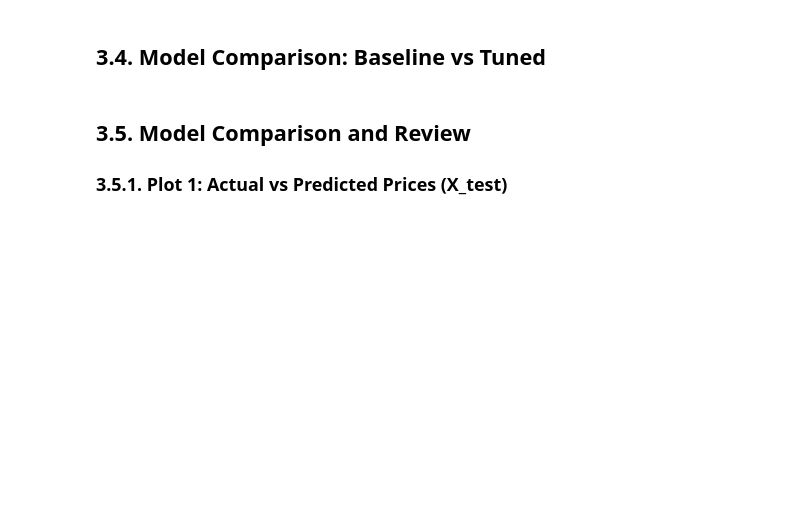
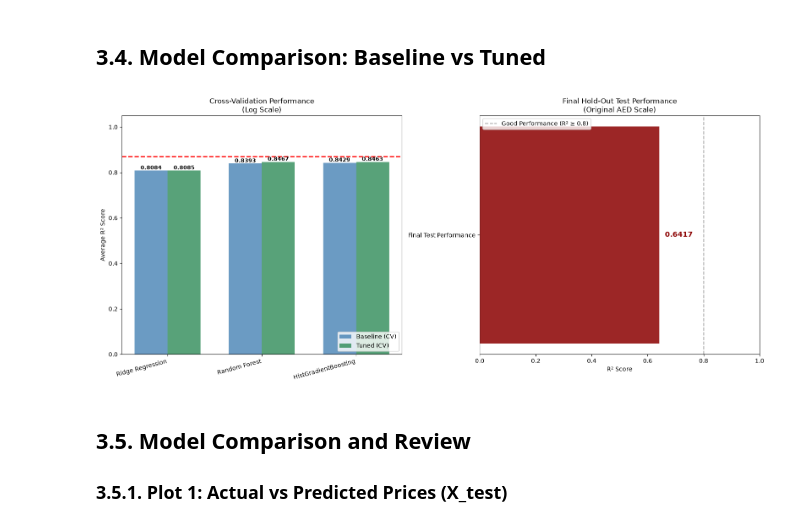
Before and after one commit to Jan-Hrusa/CSCI323_Project, a Jupyter notebook: CSCI323_PROJECT.ipynb, the cells around one changed output. Cells and saved outputs as stored; diff of their text form; code cells hidden in the pictures; blank space fills up the shorter version.

```diff
--- a/CSCI323_PROJECT.ipynb
+++ b/CSCI323_PROJECT.ipynb
@@ -636,2 +666,17 @@ print(f" Improvement over baseline: {best_tuned_score - cv_results[best_tuned_na
 # %% [markdown]
 ## 3.3. Final Evaluation on Group 2 (Hold-Out Test Set)
+# %%
+
+final_model = best_tuned_estimators[best_tuned_name]
+final_model.fit(X_train, y_train)
+
+final_predictions = final_model.predict(X_test)
+
+
+true_r2   = r2_score(y_test, final_predictions)
+true_rmse = np.sqrt(mean_squared_error(y_test, final_predictions))
+
+print(f" Final Model Performance Report (Tuned):")
+print(f"   - Selected Model : {best_tuned_name}")
+print(f"   - True R2 Score  (X_test): {true_r2:.4f}")
+print(f"   - True RMSE      (X_test): {true_rmse:.2f}\n")
@@ -656,40 +726,64 @@ print(f"   - True RMSE      (X_test): {true_rmse:.2f}\n")
 # %% [markdown]
 ## 3.4. Model Comparison: Baseline vs Tuned
 # %%
-# making a comparison chart so we can actually see how much the tuning helped
-# blue bars = baseline (default settings), green bars = after tuning
-# the red dashed line shows the final real-world score on group 2
+# ==================== 3.4. Model Comparison - Baseline vs Tuned ====================
+
 model_names = list(cv_results.keys())
 baseline_scores = [cv_results[n] for n in model_names]
 tuned_scores_list = [tuned_scores[n] for n in model_names]
 
 x = np.arange(len(model_names))
 width = 0.35
 
-fig, ax = plt.subplots(figsize=(10, 6))
-bars1 = ax.bar(x - width/2, baseline_scores, width, label='Baseline', color='steelblue', alpha=0.8)
-bars2 = ax.bar(x + width/2, tuned_scores_list, width, label='Tuned', color='seagreen', alpha=0.8)
+fig, (ax1, ax2) = plt.subplots(1, 2, figsize=(16, 7))
 
-ax.set_ylabel('Average R2 Score (CV)')
-ax.set_title('Model Comparison - Baseline vs Hyperparameter Tuned')
-ax.set_xticks(x)
-ax.set_xticklabels(model_names)
-ax.set_ylim(0, 1.1)
+# ==================== Left Plot: Log Scale (CV Scores) ====================
+bars1 = ax1.bar(x - width/2, baseline_scores, width, label='Baseline (CV)',
+                color='steelblue', alpha=0.8)
+bars2 = ax1.bar(x + width/2, tuned_scores_list, width, label='Tuned (CV)',
+                color='seagreen', alpha=0.8)
 
-# this line shows how the best model actually did on the holdout test set
-ax.axhline(y=true_r2, color='red', linestyle='--', label=f'Final Test R2={true_r2:.4f}')
-ax.legend()
+ax1.set_ylabel('Average R² Score')
+ax1.set_title('Cross-Validation Performance\n(Log Scale)')
+ax1.set_xticks(x)
+ax1.set_xticklabels(model_names, rotation=15, ha='right')
+ax1.set_ylim(0, 1.05)
+ax1.legend(loc='lower right')
 
-# adding the actual numbers on top of each bar so its easy to read
+
+# this line shows how the best model actually did on the holdout test set in the original price scale, which is the most important real-world metric
+ax1.axhline(y=log_r2, color='red', linestyle='--', linewidth=2,
+           label=f'Final Test R² (Original Scale) = {log_r2:.4f}')
+
+# Value labels
 for bar in bars1:
-    ax.text(bar.get_x() + bar.get_width()/2, bar.get_height() + 0.01,
-            f'{bar.get_height():.4f}', ha='center', fontsize=8, fontweight='bold')
+    ax1.text(bar.get_x() + bar.get_width()/2, bar.get_height() + 0.005,
+             f'{bar.get_height():.4f}', ha='center', fontsize=9, fontweight='bold')
 for bar in bars2:
-    ax.text(bar.get_x() + bar.get_width()/2, bar.get_height() + 0.01,
-            f'{bar.get_height():.4f}', ha='center', fontsize=8, fontweight='bold')
+    ax1.text(bar.get_x() + bar.get_width()/2, bar.get_height() + 0.005,
+             f'{bar.get_height():.4f}', ha='center', fontsize=9, fontweight='bold')
+
+# ==================== Right Plot: Original AED Scale (Final Test) ====================
+# Since we only have one final test score, we show it as a clear reference bar
+
+ax2.barh(['Final Test Performance'], [true_r2], color='darkred', alpha=0.85, height=0.6)
+
+ax2.set_xlabel('R² Score')
+ax2.set_title('Final Hold-Out Test Performance\n(Original AED Scale)')
+ax2.set_xlim(0, 1.0)
+
+# Add the actual value
+ax2.text(true_r2 + 0.02, 0, f'{true_r2:.4f}',
+         va='center', fontsize=12, fontweight='bold', color='darkred')
+
+# Reference line for context
+ax2.axvline(x=0.8, color='gray', linestyle='--', alpha=0.7, label='Good Performance (R² ≥ 0.8)')
+ax2.legend()
 
 plt.tight_layout()
 plt.show()
+# %% [output]
+[figure, added]
 # %% [markdown]
 ## 3.5. Model Comparison and Review
 ### 3.5.1. Plot 1: Actual vs Predicted Prices (X_test)
```
Also changed, not shown: parts of 10 cells of this notebook.
